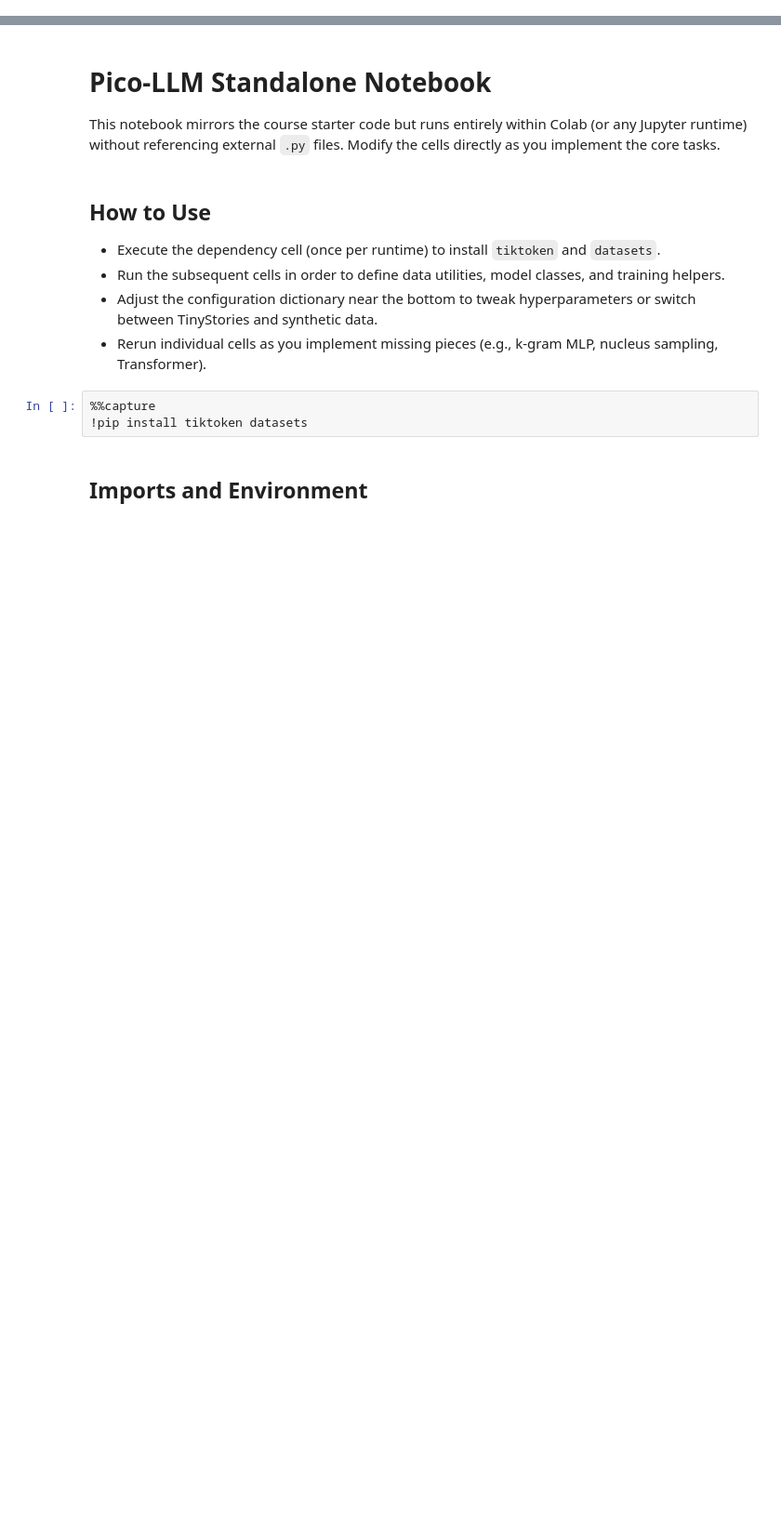
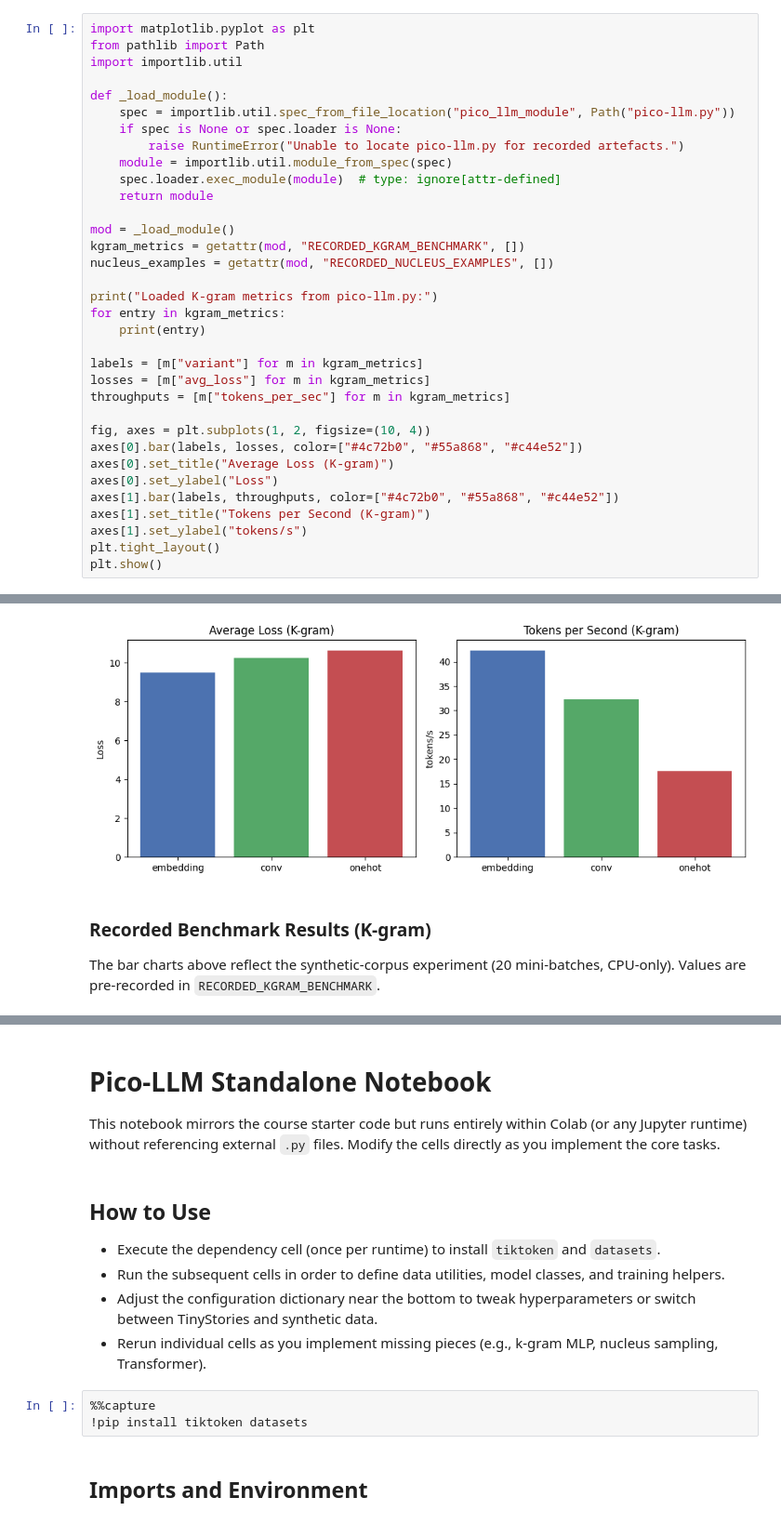
Before and after one commit to ParvaPatel/ml-fall-2025-pic-llm, a Jupyter notebook: pico-llm.ipynb, the cells around one changed output, grey strips where cells are left out. Shown: that part at 93% size. Saved outputs shown, nothing was run; the diff lists cells and outputs as text; blank space fills up the shorter version.

```diff
--- a/pico-llm.ipynb
+++ b/pico-llm.ipynb
@@ -0,0 +12,35 @@
+# %%
+import matplotlib.pyplot as plt
+from pathlib import Path
+import importlib.util
+
+def _load_module():
+    spec = importlib.util.spec_from_file_location("pico_llm_module", Path("pico-llm.py"))
+    if spec is None or spec.loader is None:
+        raise RuntimeError("Unable to locate pico-llm.py for recorded artefacts.")
+    module = importlib.util.module_from_spec(spec)
+    spec.loader.exec_module(module)  # type: ignore[attr-defined]
+    return module
+
+mod = _load_module()
+kgram_metrics = getattr(mod, "RECORDED_KGRAM_BENCHMARK", [])
+nucleus_examples = getattr(mod, "RECORDED_NUCLEUS_EXAMPLES", [])
+
+print("Loaded K-gram metrics from pico-llm.py:")
+for entry in kgram_metrics:
+    print(entry)
+
+labels = [m["variant"] for m in kgram_metrics]
+losses = [m["avg_loss"] for m in kgram_metrics]
+throughputs = [m["tokens_per_sec"] for m in kgram_metrics]
+
+fig, axes = plt.subplots(1, 2, figsize=(10, 4))
+axes[0].bar(labels, losses, color=["#4c72b0", "#55a868", "#c44e52"])
+axes[0].set_title("Average Loss (K-gram)")
+axes[0].set_ylabel("Loss")
+axes[1].bar(labels, throughputs, color=["#4c72b0", "#55a868", "#c44e52"])
+axes[1].set_title("Tokens per Second (K-gram)")
+axes[1].set_ylabel("tokens/s")
+plt.tight_layout()
+plt.show()
+# %% [output]
@@ -0,0 +51,4 @@
+[figure, added]
+# %% [markdown]
+### Recorded Benchmark Results (K-gram)
+The bar charts above reflect the synthetic-corpus experiment (20 mini-batches, CPU-only). Values are pre-recorded in `RECORDED_KGRAM_BENCHMARK`.
```
Also changed, not shown: parts of 25 cells of this notebook, 9 other files.
